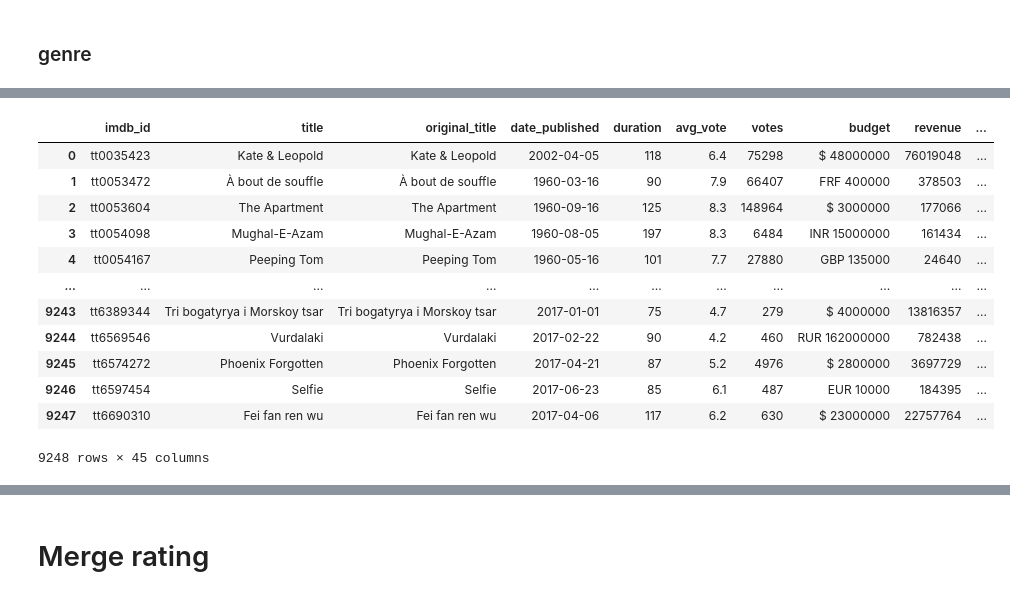
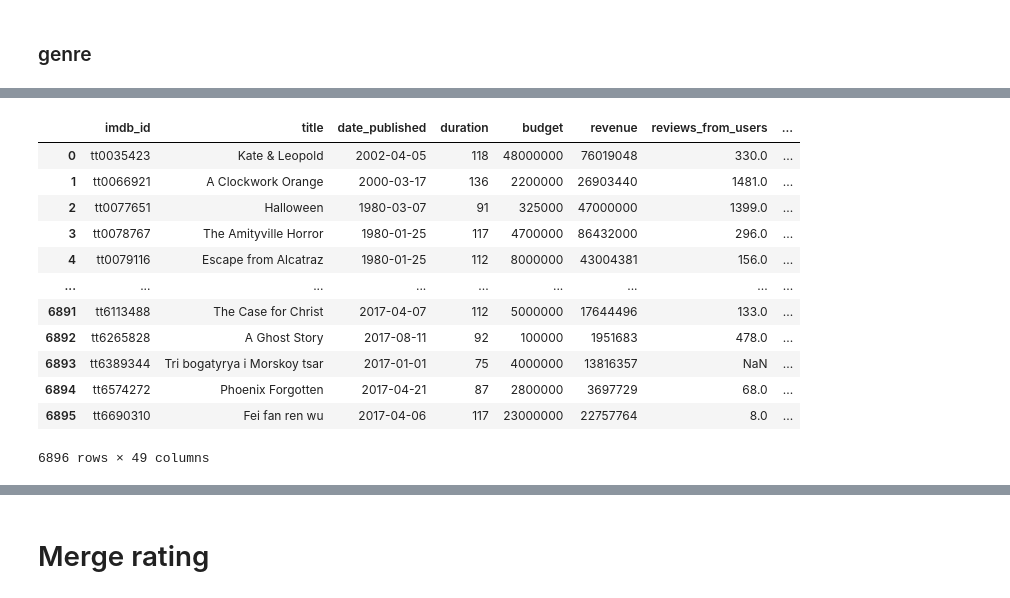
Before and after one commit to phu0n9/BigData_movie, a Jupyter notebook: data.ipynb, the cells around one changed output, grey strips where cells are left out. Cells and saved outputs as stored; diff of their text form; code cells hidden in the pictures.

```diff
--- a/data.ipynb
+++ b/data.ipynb
@@ -315,0 +496,5 @@ director_pop
+# %%
+director_pop = director.groupby('imdb_id',as_index=False).agg({'director_pop':sum,'director_id':np.size}).rename(columns={'director_id':'director_movie_count'})
+director_pop['director_movie_pop'] = director_pop['director_pop'] / director_pop['director_movie_count']
+director_pop.drop(['director_pop'],axis=1,inplace=True)
+director_pop
@@ -315,0 +517,5 @@ director_pop
+# %%
+writer = cast[cast['category'] == 'writer'].loc[:,('imdb_name_id','imdb_id','popularity')].groupby('imdb_name_id').agg({'popularity':np.mean,'imdb_id':np.size}).reset_index().rename(columns={'popularity':'writer_pop','imdb_id':'writer_in_movie'})
+writer = pd.merge(cast.loc[:,('imdb_id','imdb_name_id')],writer,how='inner',on='imdb_name_id').rename(columns={'imdb_name_id':'writer_id'})
+writer.drop(writer[writer['writer_in_movie'] == 1].index,inplace=True)
+writer
@@ -315,0 +536,5 @@ director_pop
+# %%
+writer_pop = writer.groupby('imdb_id',as_index=False).agg({'writer_pop':sum,'writer_id':np.size}).rename(columns={'writer_id':'writer_movie_count'})
+writer_pop['writer_movie_pop'] = writer_pop['writer_pop'] / writer_pop['writer_movie_count']
+writer_pop.drop(['writer_pop'],axis=1,inplace=True)
+writer_pop
@@ -316,10 +555,10 @@ director_pop
 # %% [markdown]
 ### combo cast
 # %%
-combo_cast = pd.merge(actor_pop,actress_pop,how='outer',on='imdb_id').merge(director_pop,how='outer',on='imdb_id')
+combo_cast = pd.merge(actor_pop,actress_pop,how='outer',on='imdb_id').merge(director_pop,how='outer',on='imdb_id').merge(writer_pop,how='outer',on='imdb_id')
 combo_cast = combo_cast.fillna(0)
-combo_cast['crew_count'] = (combo_cast['actor_movie_count']+combo_cast['actress_movie_count']+combo_cast['director_movie_count'])
-combo_cast['crew_pop'] = (combo_cast['actor_movie_pop']+ combo_cast['actress_movie_pop']+ combo_cast['director_movie_pop']) / combo_cast['crew_count']
+combo_cast['crew_count'] = (combo_cast['actor_movie_count']+combo_cast['actress_movie_count'])
+combo_cast['crew_pop'] = (combo_cast['actor_movie_pop']+ combo_cast['actress_movie_pop']) / combo_cast['crew_count']
 combo_cast
 # %% [output]
 |  | imdb_id | actor_movie_count | actor_movie_pop | actress_movie_count | actress_movie_pop | ... |
@@ -399,19 +768,19 @@ genre_point_df = pd.DataFrame(genre_arr, columns=['genre'])
 # %%
 new_df = new_df.drop(columns=['genre'])
 cast_genre = pd.merge(combo_cast,genre,on='imdb_id',how='inner')
-final_df = pd.merge(new_df,cast_genre,on='imdb_id',how='inner')
-final_df
+data = pd.merge(new_df,cast_genre,on='imdb_id',how='inner')
+data
 # %% [output]
-|  | imdb_id | title | original_title | date_published | duration | avg_vote | votes | budget | revenue | ... |
-| 0 | tt0035423 | Kate & Leopold | Kate & Leopold | 2002-04-05 | 118 | 6.4 | 75298 | $ 48000000 | 76019048 | ... |
-| 1 | tt0053472 | À bout de souffle | À bout de souffle | 1960-03-16 | 90 | 7.9 | 66407 | FRF 400000 | 378503 | ... |
-| 2 | tt0053604 | The Apartment | The Apartment | 1960-09-16 | 125 | 8.3 | 148964 | $ 3000000 | 177066 | ... |
-| 3 | tt0054098 | Mughal-E-Azam | Mughal-E-Azam | 1960-08-05 | 197 | 8.3 | 6484 | INR 15000000 | 161434 | ... |
-| 4 | tt0054167 | Peeping Tom | Peeping Tom | 1960-05-16 | 101 | 7.7 | 27880 | GBP 135000 | 24640 | ... |
-| ... | ... | ... | ... | ... | ... | ... | ... | ... | ... | ... |
-| 9243 | tt6389344 | Tri bogatyrya i Morskoy tsar | Tri bogatyrya i Morskoy tsar | 2017-01-01 | 75 | 4.7 | 279 | $ 4000000 | 13816357 | ... |
-| 9244 | tt6569546 | Vurdalaki | Vurdalaki | 2017-02-22 | 90 | 4.2 | 460 | RUR 162000000 | 782438 | ... |
-| 9245 | tt6574272 | Phoenix Forgotten | Phoenix Forgotten | 2017-04-21 | 87 | 5.2 | 4976 | $ 2800000 | 3697729 | ... |
-| 9246 | tt6597454 | Selfie | Selfie | 2017-06-23 | 85 | 6.1 | 487 | EUR 10000 | 184395 | ... |
-| 9247 | tt6690310 | Fei fan ren wu | Fei fan ren wu | 2017-04-06 | 117 | 6.2 | 630 | $ 23000000 | 22757764 | ... |
+|  | imdb_id | title | date_published | duration | budget | revenue | reviews_from_users | ... |
+| 0 | tt0035423 | Kate & Leopold | 2002-04-05 | 118 | 48000000 | 76019048 | 330.0 | ... |
+| 1 | tt0066921 | A Clockwork Orange | 2000-03-17 | 136 | 2200000 | 26903440 | 1481.0 | ... |
+| 2 | tt0077651 | Halloween | 1980-03-07 | 91 | 325000 | 47000000 | 1399.0 | ... |
+| 3 | tt0078767 | The Amityville Horror | 1980-01-25 | 117 | 4700000 | 86432000 | 296.0 | ... |
+| 4 | tt0079116 | Escape from Alcatraz | 1980-01-25 | 112 | 8000000 | 43004381 | 156.0 | ... |
+| ... | ... | ... | ... | ... | ... | ... | ... | ... |
+| 6891 | tt6113488 | The Case for Christ | 2017-04-07 | 112 | 5000000 | 17644496 | 133.0 | ... |
+| 6892 | tt6265828 | A Ghost Story | 2017-08-11 | 92 | 100000 | 1951683 | 478.0 | ... |
+| 6893 | tt6389344 | Tri bogatyrya i Morskoy tsar | 2017-01-01 | 75 | 4000000 | 13816357 | NaN | ... |
+| 6894 | tt6574272 | Phoenix Forgotten | 2017-04-21 | 87 | 2800000 | 3697729 | 68.0 | ... |
+| 6895 | tt6690310 | Fei fan ren wu | 2017-04-06 | 117 | 23000000 | 22757764 | 8.0 | ... |
-9248 rows × 45 columns
+6896 rows × 49 columns
```
Also changed, not shown: parts of 134 cells of this notebook.
